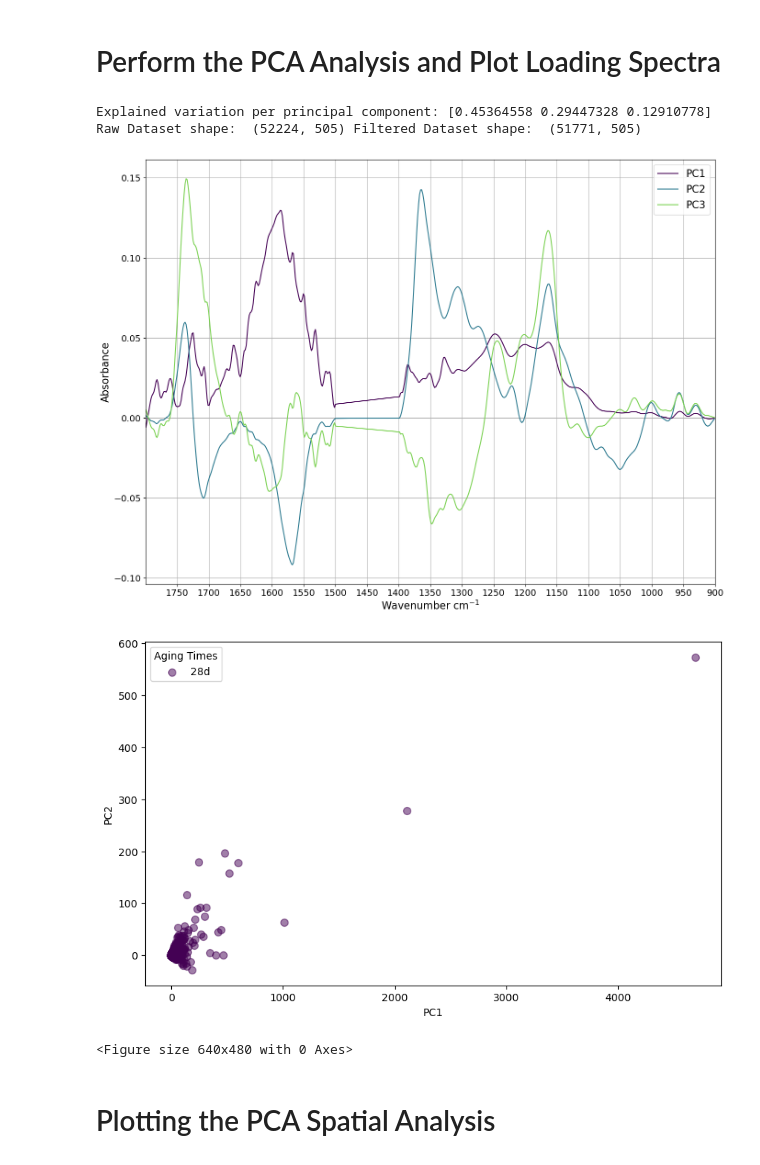
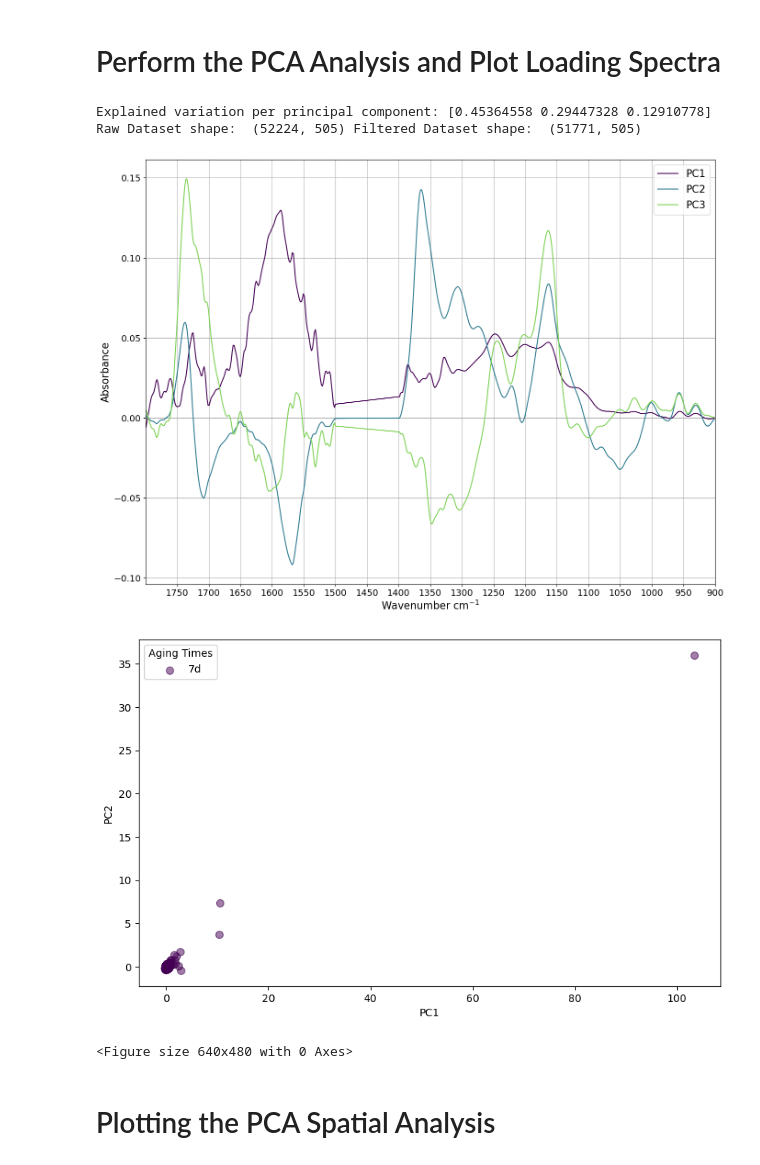
Before and after one commit to Zachery-Evans/DBSCAN_Feature_Extraction, a Jupyter notebook: DBScan Feaute Extraction.ipynb, the cells around one changed output. Drawn from its saved outputs; the diff is of its cells as text; code cells hidden in the pictures.

```diff
--- a/DBScan Feaute Extraction.ipynb
+++ b/DBScan Feaute Extraction.ipynb
@@ -129,17 +139,25 @@ Here we are choosing that dataset that we are going to look at using the PCA mod
 """
 
 path ='../data/'
-filename = path + 'SMP65#013 28d 920um'
+filename = path + 'SMP65#013 7d 420um'
 filename += '.csv'
 
 test_df = pd.read_csv(filename)
+
+# Create an array of strings containing the wavenumbers
+test_df = roundWavenumbers(test_df)
+
 # Obtain the last Index before starting wavenumbers, this may change depending on data
 last_nonwavenum_idx = test_df.columns.get_loc('1981.7 - 2095.8') + 1
-# Create an array of strings containing the wavenumbers
-test_df = test_df.rename(columns=lambda c: round(float(c), 1) if c not in test_df.columns[:last_nonwavenum_idx] else c)
 
 wavenumbers = test_df.columns[last_nonwavenum_idx:]
-print(wavenumbers)
+#print(wavenumbers)
+
+allFiles = listdir(path)
+
+testFiles = [file for file in allFiles if 'SMP65#013' in file and file.endswith('.csv')]
+
+testDataframeList = [pd.read_csv(path+file) for file in testFiles]
 
 """
 This part is for training PCA on multiple datasets
@@ -175,7 +193,7 @@ rawTrainingDataframe = pd.concat(
 #rawTrainingDataframe = rawTrainingDataframe.sort_values('aged_time').drop(columns='aged_time').reset_index()
 
 wavenumbers = rawTrainingDataframe.columns[last_nonwavenum_idx:]
-print(wavenumbers)
+#print(wavenumbers)
 
 selected_indexes, discarded_indexes, mask_selected, modePosition, areaPE = distribution_Selection(rawTrainingDataframe, '1981.7 - 2095.8', 3)
 
@@ -187,7 +205,7 @@ bins = np.arange(min(areaPE), max(areaPE) + bin_width, bin_width)
 plt.hist(areaPE,bins=bins, color='r')
 plt.hist(areaPE[mask_selected], bins=bins, color='b')
 plt.yticks([])
-plt.xticks(fontsize=14)
+plt.xticks(fontsize=16)
 plt.ylabel('Number of Counts', fontsize=16)
 plt.xlabel(f'Area of 2019cm$^-$$^1$ PE Peak', fontsize=16)
 plt.legend(['Discarded Data', 'Selected Data'], fontsize=16, loc='upper left')
@@ -220,12 +220,12 @@ PCs = 3
 rawData = rawTrainingDataframe[wavenumbers].copy()
 
 # Modify created dataset to contain ONLY the masked values
-Masked_PC_inputData = rawData[mask_selected].values
+masked_PC_inputData = rawData[mask_selected].values
 
 # Train a PCA model on the masked values values
-PCA_df_init, loadings_df_init, pca_model = IR_PCA(Masked_PC_inputData, PCs=PCs)
+PCA_df_init, loadings_df_init, pca_model = IR_PCA(masked_PC_inputData, PCs=PCs)
 
-print("Raw Dataset shape: ", rawData.shape, "Filtered Dataset shape: ", Masked_PC_inputData.shape)
+print("Raw Dataset shape: ", rawData.shape, "Filtered Dataset shape: ", masked_PC_inputData.shape)
 
 # Save the model to a pickle file
 with open('pca_model.pkl', 'wb') as f:
@@ -234,18 +234,35 @@ with open('pca_model.pkl', 'wb') as f:
 with open('pca_model.pkl', 'rb') as f:
     loaded_pca_model = pickle.load(f)
 
+testDataframeTransformed = []
+for df in testDataframeList:
+
+    selected_indexes, discarded_indexes, mask_selected, modePosition, areaPE = distribution_Selection(df, '1981.7 - 2095.8', 3)
+
+    rawTestData = df[wavenumbers].copy()
+
+    # Use the model again on the unmasked values to get the same result for the complete dataset
+    data_PCs = loaded_pca_model.transform(df.values)
+    columns_list = ['PC'+ str(x) for x in range(1, PCs+1)]
+
+    PCA_df = pd.DataFrame(data = data_PCs[mask_selected], columns = columns_list)
+
+    df['Aging Times'] = test_df['Sample Name']
+
+    testDataframeTransformed.append(df)
+
+
 
 selected_indexes, discarded_indexes, mask_selected, modePosition, areaPE = distribution_Selection(test_df, '1981.7 - 2095.8', 3)
 
 rawTestData = test_df[wavenumbers].copy()
 
-
-Masked_PC_inputData = test_df[mask_selected].values
-
 # Use the model again on the unmasked values to get the same result for the complete dataset
 data_PCs = loaded_pca_model.transform(rawTestData.values)
 columns_list = ['PC'+ str(x) for x in range(1, PCs+1)]
-PCA_df = pd.DataFrame(data = data_PCs, columns = columns_list)
+PCA_df = pd.DataFrame(data = data_PCs[mask_selected], columns = columns_list)
+
+#PCA_df = data_PCs[mask_selected]
 
 PCA_df['map_x'] = test_df['map_x'].reindex
 PCA_df['map_y'] = test_df['map_y'].reindex
@@ -276,6 +293,8 @@ plt.xlim(1800, 900)
 plt.savefig("PCs_loading_spectrum.png", dpi=900)
 
 """
+SCATTER PLOTS OF PCAs
+
 Plot two PCs against each other and color by aging time to see how they vary
 """
 colour_list=[]
@@ -286,36 +305,37 @@ colors = cmap(np.linspace(0, 0.8, len(unique_samples)))
 i=0
 for sample in unique_samples:
     subset = PCA_df[PCA_df['Aging Times'] == sample]
+
     plt.scatter(subset['PC1'].values, subset['PC2'].values,
                 alpha=0.5,
                 s=50,
                 label=sample.split(" ")[0], color=colors[i])
     i+=1
 plt.xlabel('PC1')
 plt.ylabel('PC2')
 plt.legend(title='Aging Times')
 plt.show()
 plt.savefig("PCs_plot.jpeg", dpi=900)
 
 """
 Plot three PCs in a meshgrid and color by aging time
 """
 if False:
     PC1 = PCA_df['PC1'].to_numpy()
     PC2 = PCA_df['PC2'].to_numpy()
     PC3 = PCA_df['PC3'].to_numpy()
 
     X, Y, Z = np.meshgrid(PC1[::100], PC2[::100], PC3[::100])
 
     fig = plt.figure()
     ax = fig.add_subplot(111, projection='3d')
     ax.scatter(X, Y, Z, cmap='viridis')
     plt.show()
 # %% [output]
 Explained variation per principal component: [0.45364558 0.29447328 0.12910778]
 Raw Dataset shape:  (52224, 505) Filtered Dataset shape:  (51771, 505)
 [figure]
-[figure, old version]
+[figure, new version]
 <Figure size 640x480 with 0 Axes>
 # %% [markdown]
 # Plotting the PCA Spatial Analysis
```
Also changed, not shown: parts of 4 cells of this notebook, 2 other files.
